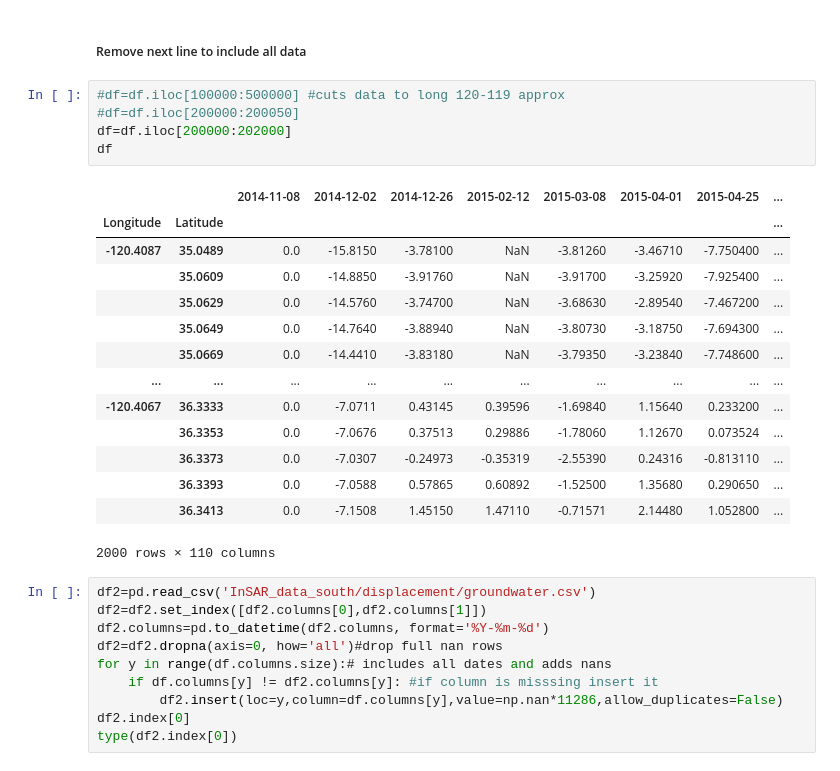
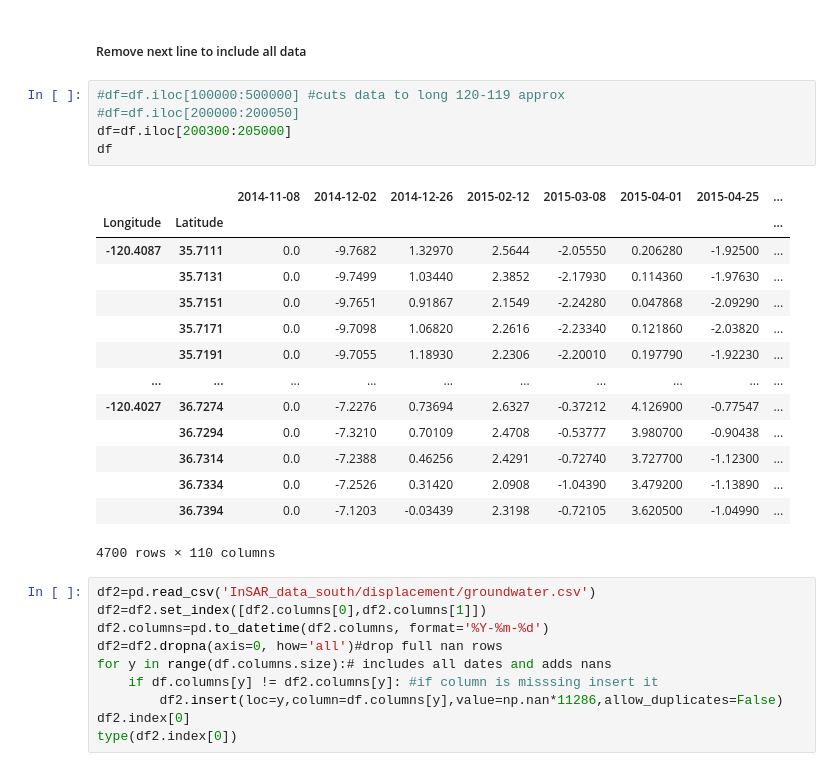
Before and after one commit to JayUpadhyayCS/DSFellowship, a Jupyter notebook: biLSTMtestingfeatures812.ipynb, the cells around one changed output. Cells and saved outputs as stored; diff of their text form.

```diff
--- a/biLSTMtestingfeatures812.ipynb
+++ b/biLSTMtestingfeatures812.ipynb
@@ -89,23 +89,23 @@ df=df.dropna(axis=0, how='all')#drop full nan rows
 # %%
 #df=df.iloc[100000:500000] #cuts data to long 120-119 approx
 #df=df.iloc[200000:200050]
-df=df.iloc[200000:202000]
+df=df.iloc[200300:205000]
 df
 # %% [output]
 |  |  | 2014-11-08 | 2014-12-02 | 2014-12-26 | 2015-02-12 | 2015-03-08 | 2015-04-01 | 2015-04-25 | ... |
 | Longitude | Latitude |  |  |  |  |  |  |  | ... |
-| -120.4087 | 35.0489 | 0.0 | -15.8150 | -3.78100 | NaN | -3.81260 | -3.46710 | -7.750400 | ... |
-|  | 35.0609 | 0.0 | -14.8850 | -3.91760 | NaN | -3.91700 | -3.25920 | -7.925400 | ... |
-|  | 35.0629 | 0.0 | -14.5760 | -3.74700 | NaN | -3.68630 | -2.89540 | -7.467200 | ... |
-|  | 35.0649 | 0.0 | -14.7640 | -3.88940 | NaN | -3.80730 | -3.18750 | -7.694300 | ... |
-|  | 35.0669 | 0.0 | -14.4410 | -3.83180 | NaN | -3.79350 | -3.23840 | -7.748600 | ... |
+| -120.4087 | 35.7111 | 0.0 | -9.7682 | 1.32970 | 2.5644 | -2.05550 | 0.206280 | -1.92500 | ... |
+|  | 35.7131 | 0.0 | -9.7499 | 1.03440 | 2.3852 | -2.17930 | 0.114360 | -1.97630 | ... |
+|  | 35.7151 | 0.0 | -9.7651 | 0.91867 | 2.1549 | -2.24280 | 0.047868 | -2.09290 | ... |
+|  | 35.7171 | 0.0 | -9.7098 | 1.06820 | 2.2616 | -2.23340 | 0.121860 | -2.03820 | ... |
+|  | 35.7191 | 0.0 | -9.7055 | 1.18930 | 2.2306 | -2.20010 | 0.197790 | -1.92230 | ... |
 | ... | ... | ... | ... | ... | ... | ... | ... | ... | ... |
-| -120.4067 | 36.3333 | 0.0 | -7.0711 | 0.43145 | 0.39596 | -1.69840 | 1.15640 | 0.233200 | ... |
-|  | 36.3353 | 0.0 | -7.0676 | 0.37513 | 0.29886 | -1.78060 | 1.12670 | 0.073524 | ... |
-|  | 36.3373 | 0.0 | -7.0307 | -0.24973 | -0.35319 | -2.55390 | 0.24316 | -0.813110 | ... |
-|  | 36.3393 | 0.0 | -7.0588 | 0.57865 | 0.60892 | -1.52500 | 1.35680 | 0.290650 | ... |
-|  | 36.3413 | 0.0 | -7.1508 | 1.45150 | 1.47110 | -0.71571 | 2.14480 | 1.052800 | ... |
+| -120.4027 | 36.7274 | 0.0 | -7.2276 | 0.73694 | 2.6327 | -0.37212 | 4.126900 | -0.77547 | ... |
+|  | 36.7294 | 0.0 | -7.3210 | 0.70109 | 2.4708 | -0.53777 | 3.980700 | -0.90438 | ... |
+|  | 36.7314 | 0.0 | -7.2388 | 0.46256 | 2.4291 | -0.72740 | 3.727700 | -1.12300 | ... |
+|  | 36.7334 | 0.0 | -7.2526 | 0.31420 | 2.0908 | -1.04390 | 3.479200 | -1.13890 | ... |
+|  | 36.7394 | 0.0 | -7.1203 | -0.03439 | 2.3198 | -0.72105 | 3.620500 | -1.04990 | ... |
-2000 rows × 110 columns
+4700 rows × 110 columns
 # %%
 df2=pd.read_csv('InSAR_data_south/displacement/groundwater.csv')
 df2=df2.set_index([df2.columns[0],df2.columns[1]])
```
Also changed, not shown: parts of 7 cells of this notebook, 7 other files.
